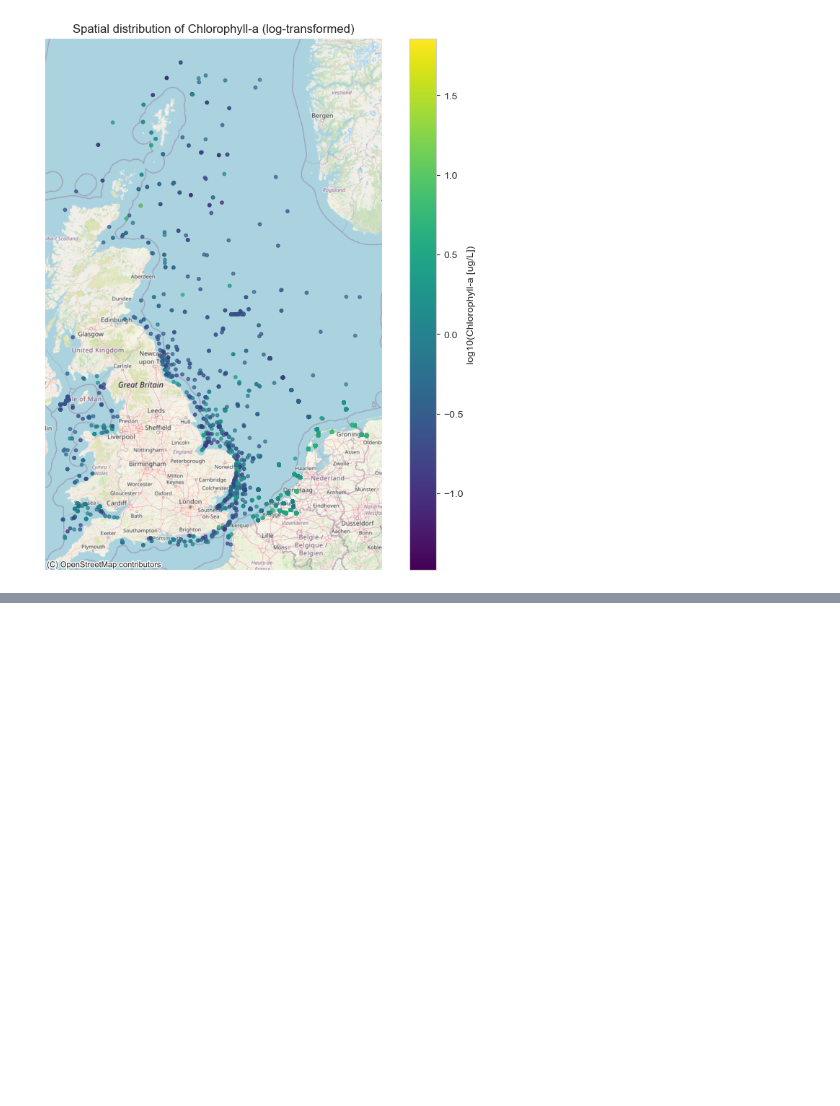
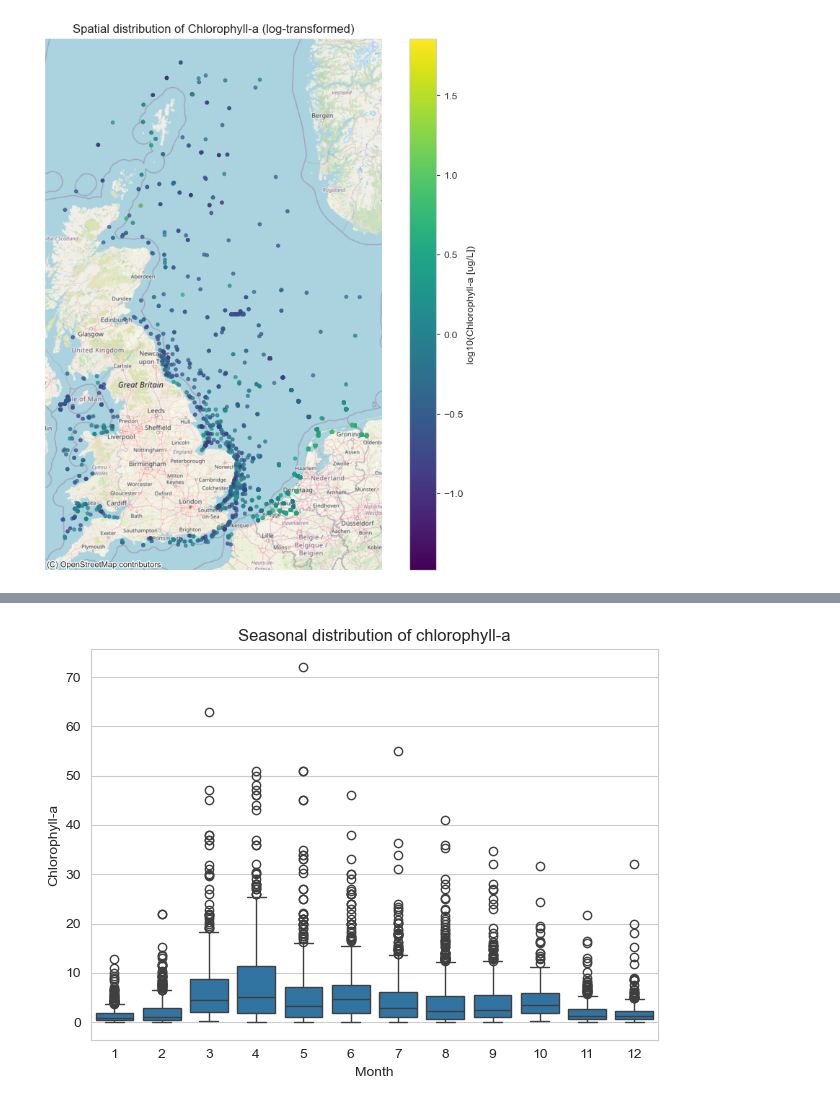
Before and after one commit to Luc1405/SSML, a Jupyter notebook: DataExploration.ipynb, the cells around one changed output, grey strips where cells are left out. Drawn from its saved outputs; the diff is of its cells as text; code cells hidden in the pictures; blank space fills up the shorter version.

```diff
--- a/DataExploration.ipynb
+++ b/DataExploration.ipynb
@@ -181,0 +185,15 @@ plt.show()
+# %%
+fig, ax = plt.subplots()
+
+sns.boxplot(data=df, x="month", y="Value", ax=ax)
+
+ax.set_xlabel("Month")
+ax.set_ylabel("Chlorophyll-a")
+ax.set_title("Seasonal distribution of chlorophyll-a")
+
+fig.tight_layout()
+fig.savefig("output/Chl_boxplot_per_month.pdf", bbox_inches="tight")
+
+plt.show()
+# %% [output]
+[figure, added]
```
Also changed, not shown: parts of 13 cells of this notebook.
